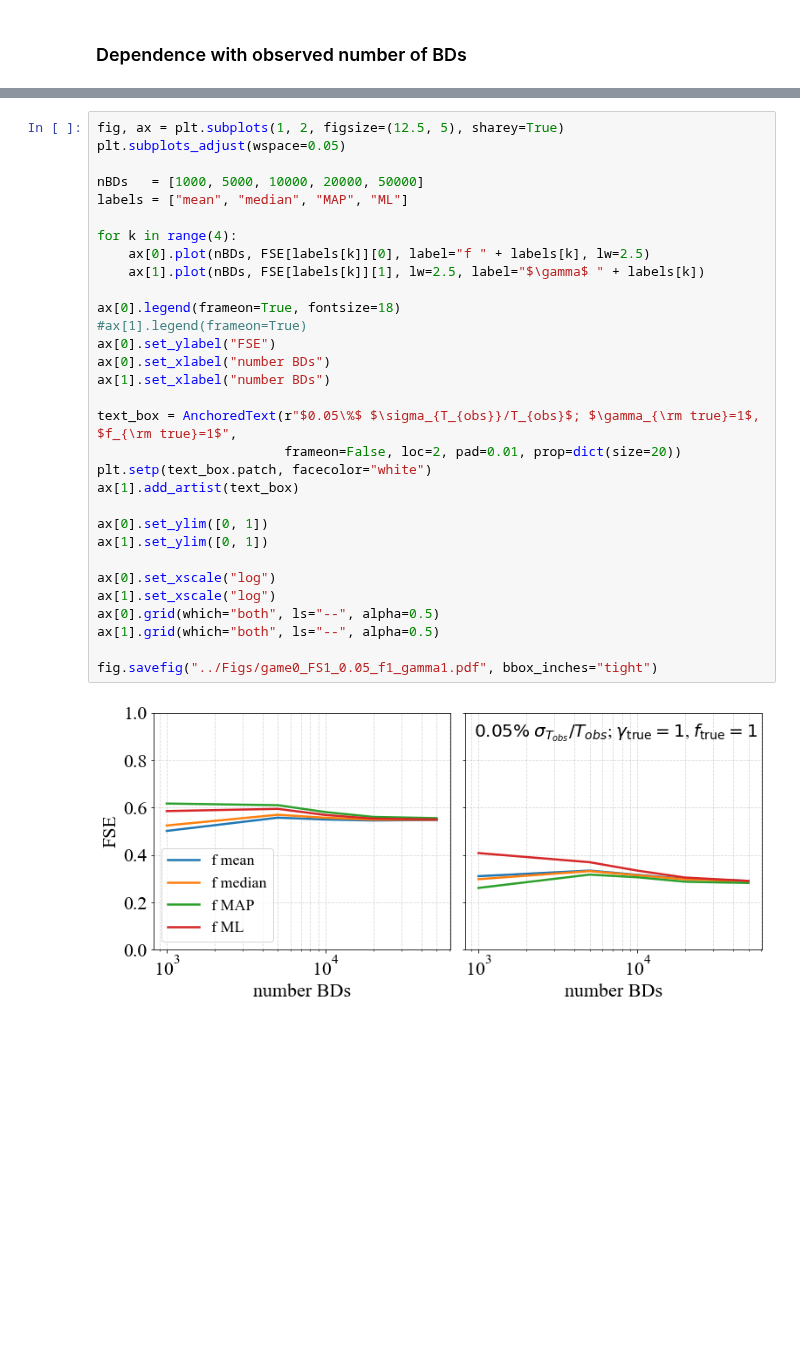
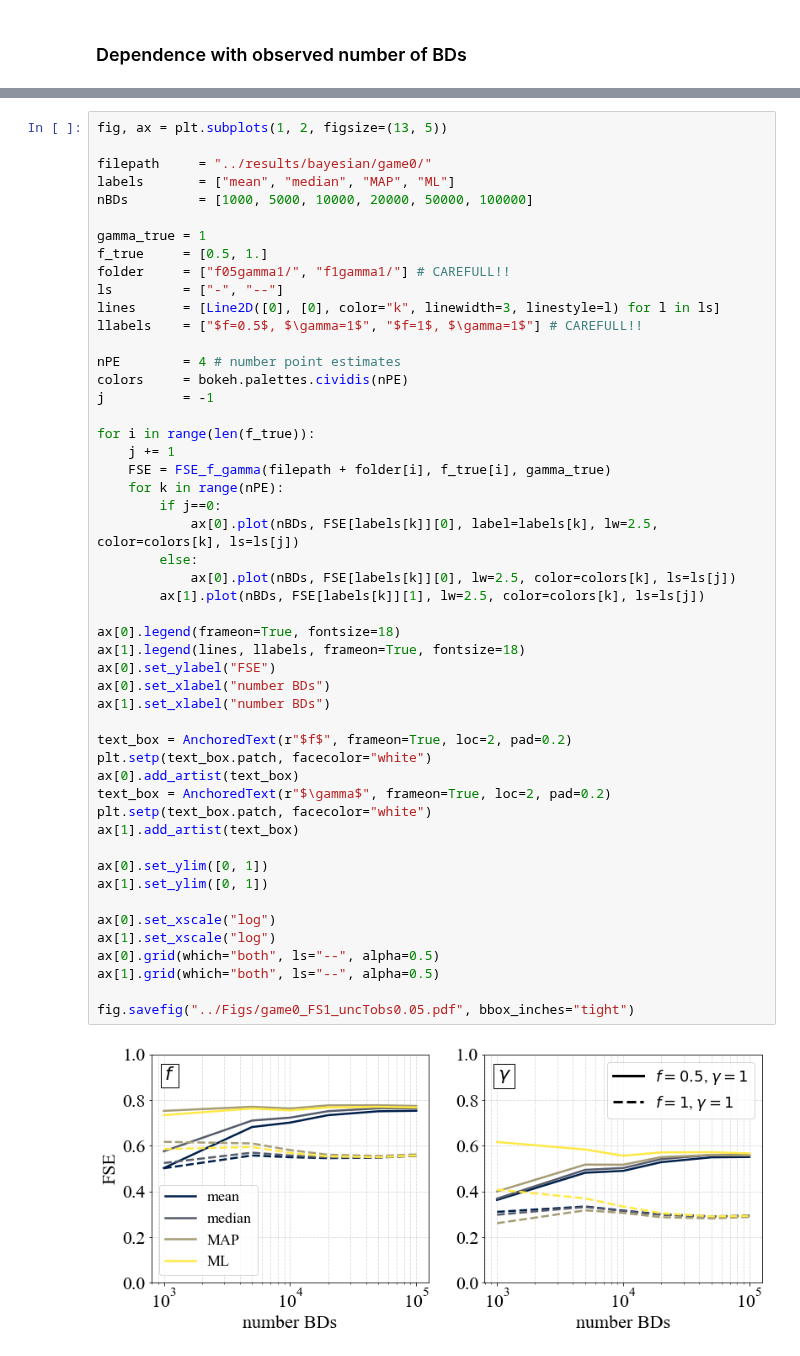
Before and after one commit to SvPoder/exoplanets, a Jupyter notebook: jupyter-notebook/reconstructed_DM.ipynb, the cells around one changed output, grey strips where cells are left out. Cells and saved outputs as stored; diff of their text form; blank space fills up the shorter version.

```diff
--- a/jupyter-notebook/reconstructed_DM.ipynb
+++ b/jupyter-notebook/reconstructed_DM.ipynb
@@ -229,33 +300,52 @@ for i in range(D):
 # %%
-fig, ax = plt.subplots(1, 2, figsize=(12.5, 5), sharey=True)
-plt.subplots_adjust(wspace=0.05)
+fig, ax = plt.subplots(1, 2, figsize=(13, 5))
 
-nBDs   = [1000, 5000, 10000, 20000, 50000]
-labels = ["mean", "median", "MAP", "ML"]
+filepath     = "../results/bayesian/game0/"
+labels       = ["mean", "median", "MAP", "ML"]
+nBDs         = [1000, 5000, 10000, 20000, 50000, 100000]
 
-for k in range(4):
-    ax[0].plot(nBDs, FSE[labels[k]][0], label="f " + labels[k], lw=2.5)
-    ax[1].plot(nBDs, FSE[labels[k]][1], lw=2.5, label="$\gamma$ " + labels[k])
+gamma_true = 1
+f_true     = [0.5, 1.]
+folder     = ["f05gamma1/", "f1gamma1/"] # CAREFULL!!
+ls         = ["-", "--"]
+lines      = [Line2D([0], [0], color="k", linewidth=3, linestyle=l) for l in ls]
+llabels    = ["$f=0.5$, $\gamma=1$", "$f=1$, $\gamma=1$"] # CAREFULL!!
+
+nPE        = 4 # number point estimates
+colors     = bokeh.palettes.cividis(nPE)
+j          = -1
+
+for i in range(len(f_true)):
+    j += 1
+    FSE = FSE_f_gamma(filepath + folder[i], f_true[i], gamma_true)
+    for k in range(nPE):
+        if j==0:
+            ax[0].plot(nBDs, FSE[labels[k]][0], label=labels[k], lw=2.5, color=colors[k], ls=ls[j])
+        else:
+            ax[0].plot(nBDs, FSE[labels[k]][0], lw=2.5, color=colors[k], ls=ls[j])
+        ax[1].plot(nBDs, FSE[labels[k]][1], lw=2.5, color=colors[k], ls=ls[j])
 
 ax[0].legend(frameon=True, fontsize=18)
-#ax[1].legend(frameon=True)
+ax[1].legend(lines, llabels, frameon=True, fontsize=18)
 ax[0].set_ylabel("FSE")
 ax[0].set_xlabel("number BDs")
 ax[1].set_xlabel("number BDs")
 
-text_box = AnchoredText(r"$0.05\%$ $\sigma_{T_{obs}}/T_{obs}$; $\gamma_{\rm true}=1$, $f_{\rm true}=1$",
-                        frameon=False, loc=2, pad=0.01, prop=dict(size=20))
+text_box = AnchoredText(r"$f$", frameon=True, loc=2, pad=0.2)
+plt.setp(text_box.patch, facecolor="white")
+ax[0].add_artist(text_box)
+text_box = AnchoredText(r"$\gamma$", frameon=True, loc=2, pad=0.2)
 plt.setp(text_box.patch, facecolor="white")
 ax[1].add_artist(text_box)
 
 ax[0].set_ylim([0, 1])
 ax[1].set_ylim([0, 1])
 
 ax[0].set_xscale("log")
 ax[1].set_xscale("log")
 ax[0].grid(which="both", ls="--", alpha=0.5)
 ax[1].grid(which="both", ls="--", alpha=0.5)
 
-fig.savefig("../Figs/game0_FS1_0.05_f1_gamma1.pdf", bbox_inches="tight")
+fig.savefig("../Figs/game0_FS1_uncTobs0.05.pdf", bbox_inches="tight")
 # %% [output]
-[figure, old version]
+[figure, new version]
```
Also changed, not shown: parts of 7 cells of this notebook.
